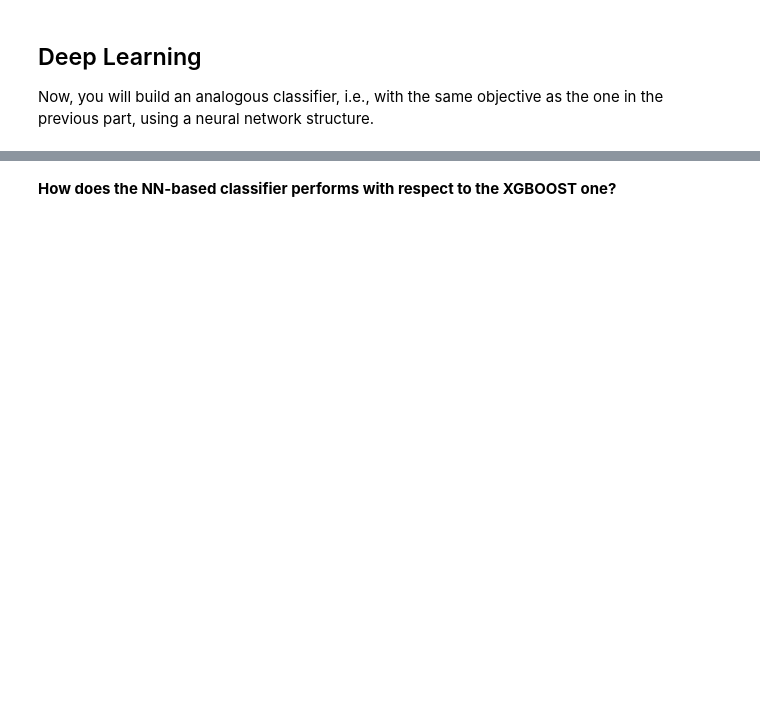
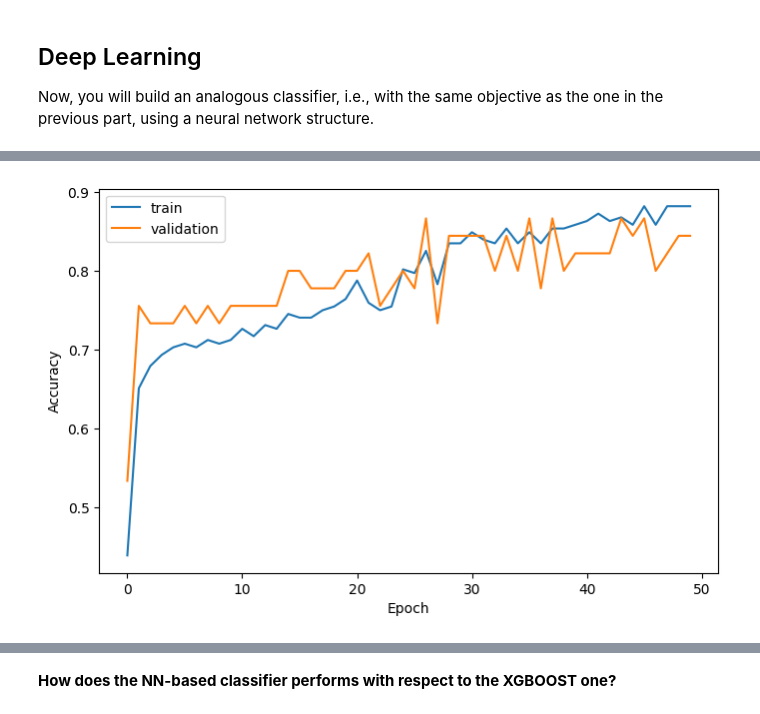
Before and after one commit to LUGOZZI/robot_judge_2023, a Jupyter notebook: homeworks/HW05.ipynb, the cells around one changed output, grey strips where cells are left out. Saved outputs shown, nothing was run; the diff lists cells and outputs as text; code cells hidden in the pictures; blank space fills up the shorter version.

```diff
--- a/homeworks/HW05.ipynb
+++ b/homeworks/HW05.ipynb
@@ -201,0 +396,11 @@ for epoch in range(n_epochs):
+# %%
+# plot performance by epoch
+plt.figure(figsize=(8,5))
+plt.plot(history_train_acc, label="train")
+plt.plot(history_val_acc, label="validation")
+plt.xlabel("Epoch")
+plt.ylabel("Accuracy")
+plt.legend()
+plt.show()
+# %% [output]
+[figure, added]
```
Also changed, not shown: parts of 29 cells of this notebook.
